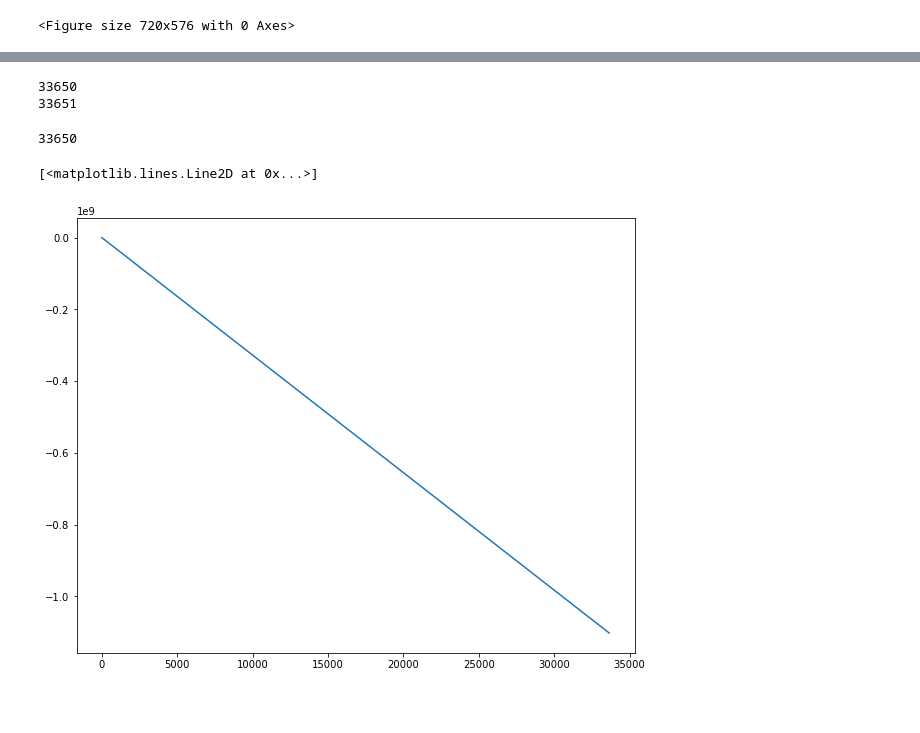
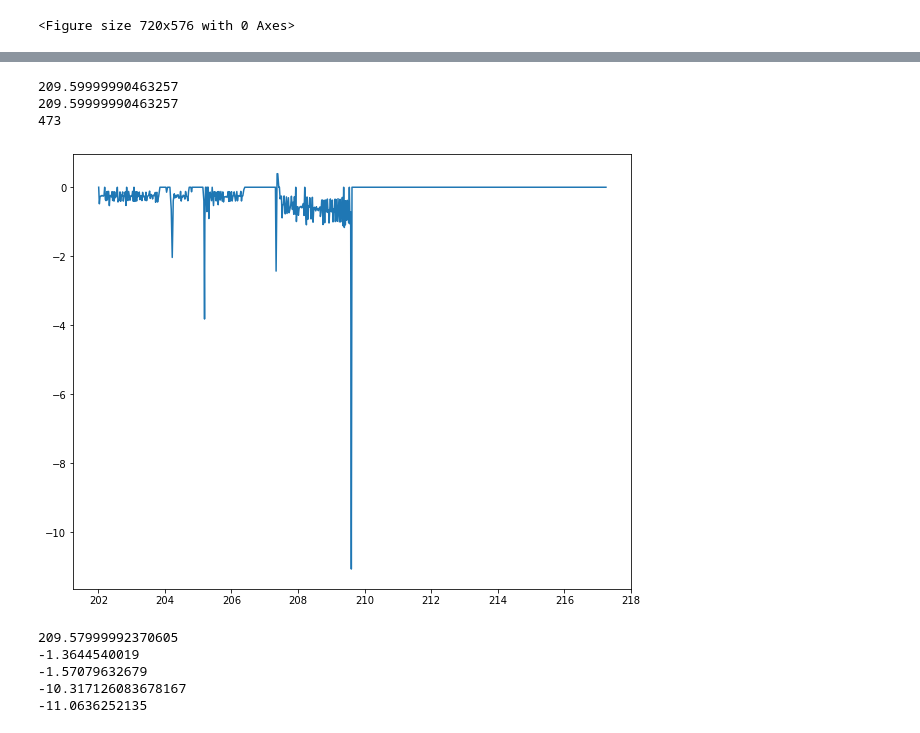
Before and after one commit to fdoyle6/Summer-IDS-Lab, a Jupyter notebook: Variance Calculator.ipynb, the cells around one changed output, grey strips where cells are left out. Drawn from its saved outputs; the diff is of its cells as text; code cells hidden in the pictures; blank space fills up the shorter version.

```diff
--- a/Variance Calculator.ipynb
+++ b/Variance Calculator.ipynb
@@ -232,14 +234,29 @@ varTheta_dot = 0.0
 
 
 # Fin
-# %%
-print(len(sensorVzs)); print(len(sensorT)); len(sensorVxs)
-# %% [output]
-33650
-33651
-33650
-# %%
-plt.plot(sensorVzs)
-# %% [output]
-[<matplotlib.lines.Line2D at 0x...>]
-[figure, removed]
+# %%
+plt.plot(waypointT[100:800], waypointTheta_dot[100:800]);
+print(waypointT[np.abs(waypointTheta_dot) > 10][0])
+i = 0
+while (waypointT[i] < 209.59):
+    i += 1;
+print(waypointT[i]); print(i)
+# %% [output]
+209.59999990463257
+209.59999990463257
+473
+[figure, added]
+# %%
+print(waypointT[i-1])
+print(waypointTheta[i-1])
+print(waypointTheta[i])
+d = ( waypointTheta[i] - waypointTheta[i-1] )/( waypointT[i] - waypointT[i-1] )
+print(d)
+print(waypointTheta_dot[i])
+# Okay so this is odd what do I do with the delta functions?
+# %% [output]
+209.57999992370605
+-1.3644540019
+-1.57079632679
+-10.317126083678167
+-11.0636252135
```
Also changed, not shown: parts of 7 cells of this notebook, 1 other file.
